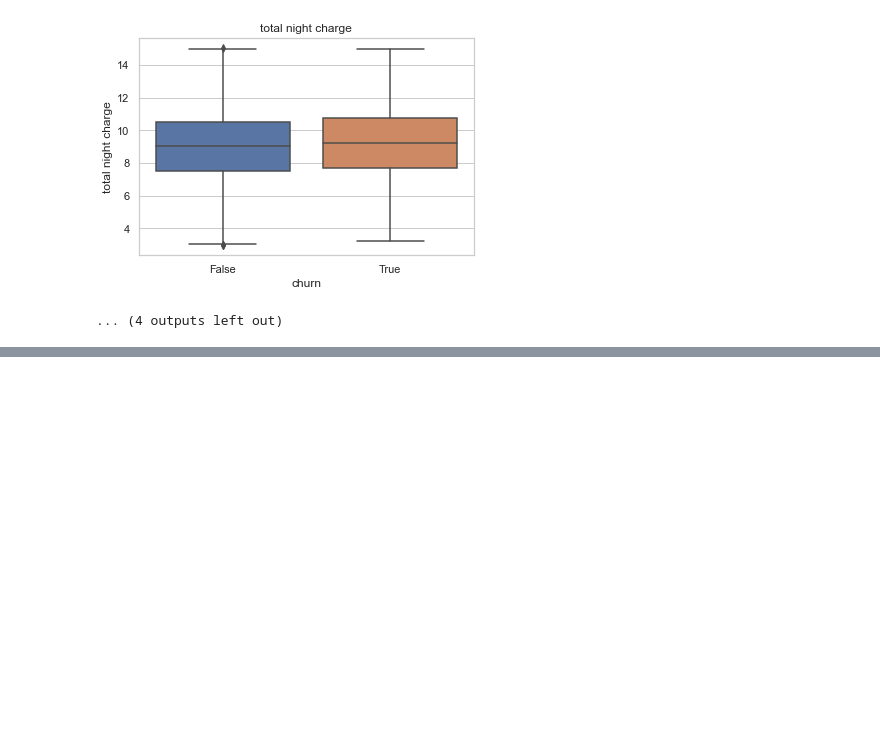
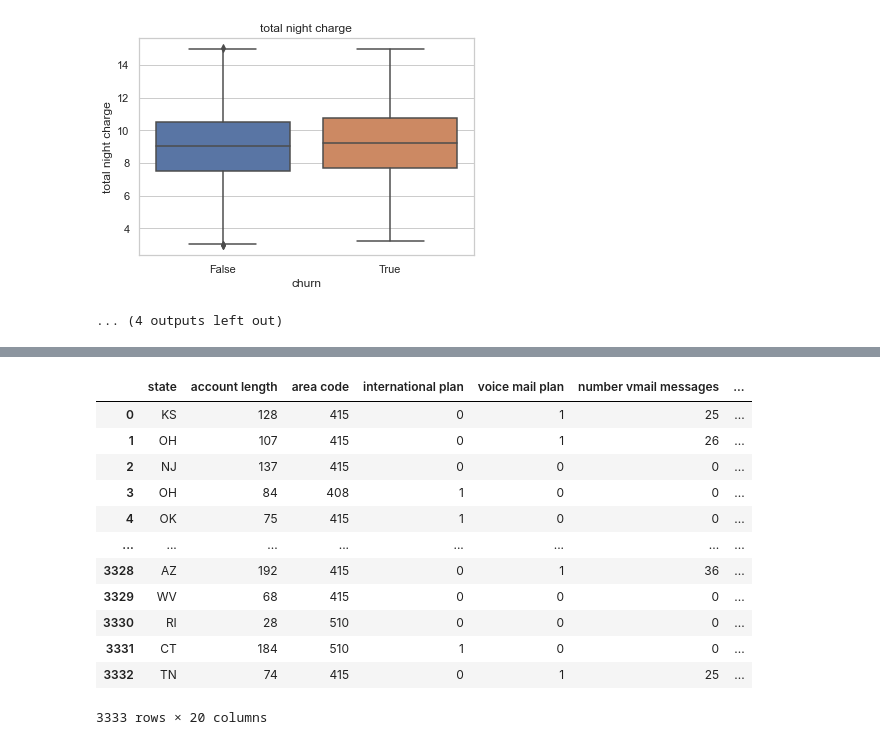
Before and after one commit to Mbachia/Tel-Customer-Churn, a Jupyter notebook: notebook.ipynb, the cells around one changed output, grey strips where cells are left out. Saved outputs shown, nothing was run; the diff lists cells and outputs as text; code cells hidden in the pictures; blank space fills up the shorter version.

```diff
--- a/notebook.ipynb
+++ b/notebook.ipynb
@@ -292,0 +302,5 @@ for feature in numerical_variables:
+# %%
+# Convert the churn values to 0 and 1
+df['churn'] = df['churn'].map({True: 1, False: 0}).astype('int')
+# Previewing the changes
+df.head()
@@ -292,0 +314,24 @@ for feature in numerical_variables:
+# %%
+# # Converting yes and no from columns to 0 and 1
+# Mapping dictionary
+yes_no_to_binary = {'no': 0, 'yes': 1}
+
+# Applying mapping to 'international plan' and 'voice mail plan'
+df['international plan'] = df['international plan'].map(yes_no_to_binary)
+df['voice mail plan'] = df['voice mail plan'].map(yes_no_to_binary)
+# %%
+df
+# %% [output]
+|  | state | account length | area code | international plan | voice mail plan | number vmail messages | ... |
+| 0 | KS | 128 | 415 | 0 | 1 | 25 | ... |
+| 1 | OH | 107 | 415 | 0 | 1 | 26 | ... |
+| 2 | NJ | 137 | 415 | 0 | 0 | 0 | ... |
+| 3 | OH | 84 | 408 | 1 | 0 | 0 | ... |
+| 4 | OK | 75 | 415 | 1 | 0 | 0 | ... |
+| ... | ... | ... | ... | ... | ... | ... | ... |
+| 3328 | AZ | 192 | 415 | 0 | 1 | 36 | ... |
+| 3329 | WV | 68 | 415 | 0 | 0 | 0 | ... |
+| 3330 | RI | 28 | 510 | 0 | 0 | 0 | ... |
+| 3331 | CT | 184 | 510 | 1 | 0 | 0 | ... |
+| 3332 | TN | 74 | 415 | 0 | 1 | 25 | ... |
+3333 rows × 20 columns
```
Also changed, not shown: parts of 5 cells of this notebook.
